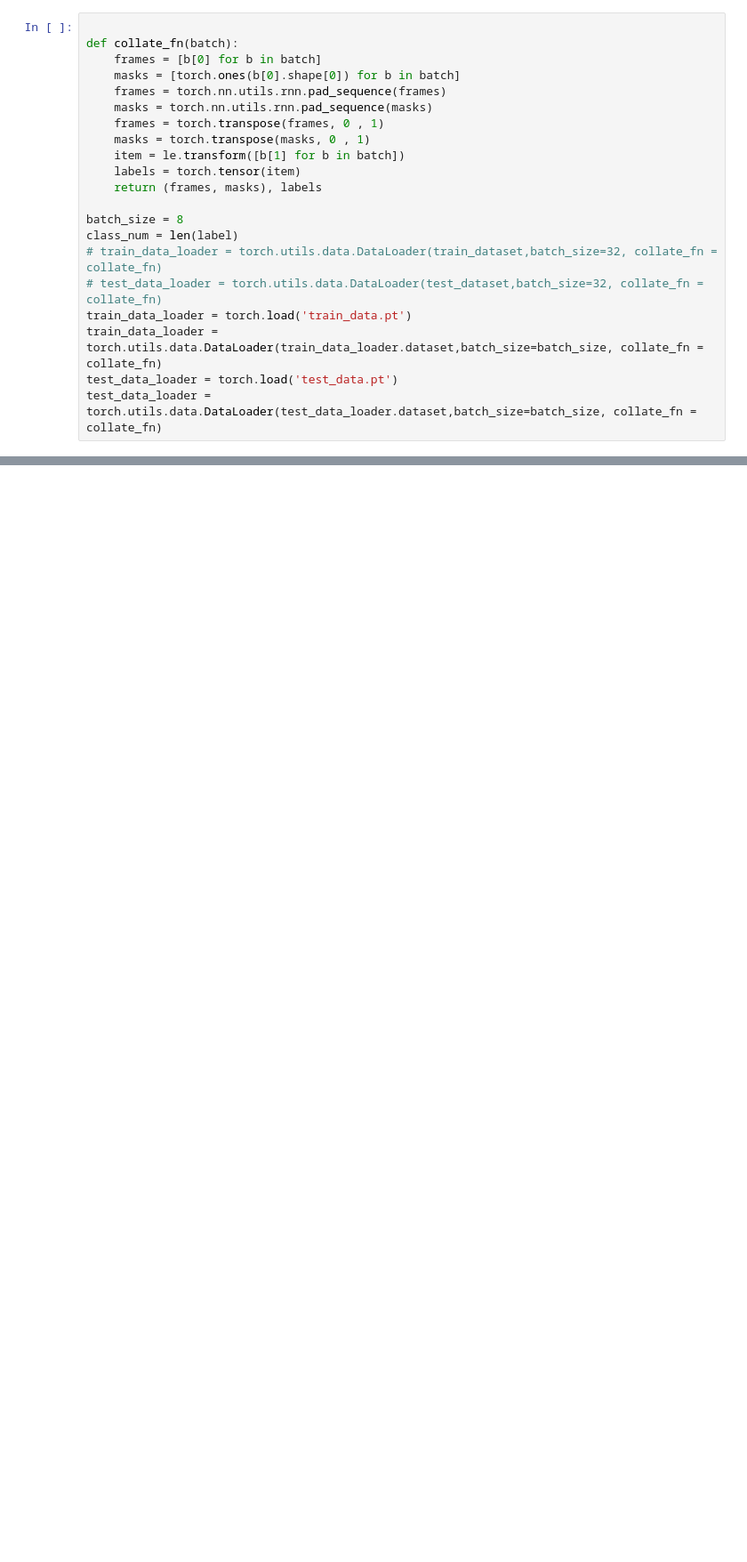
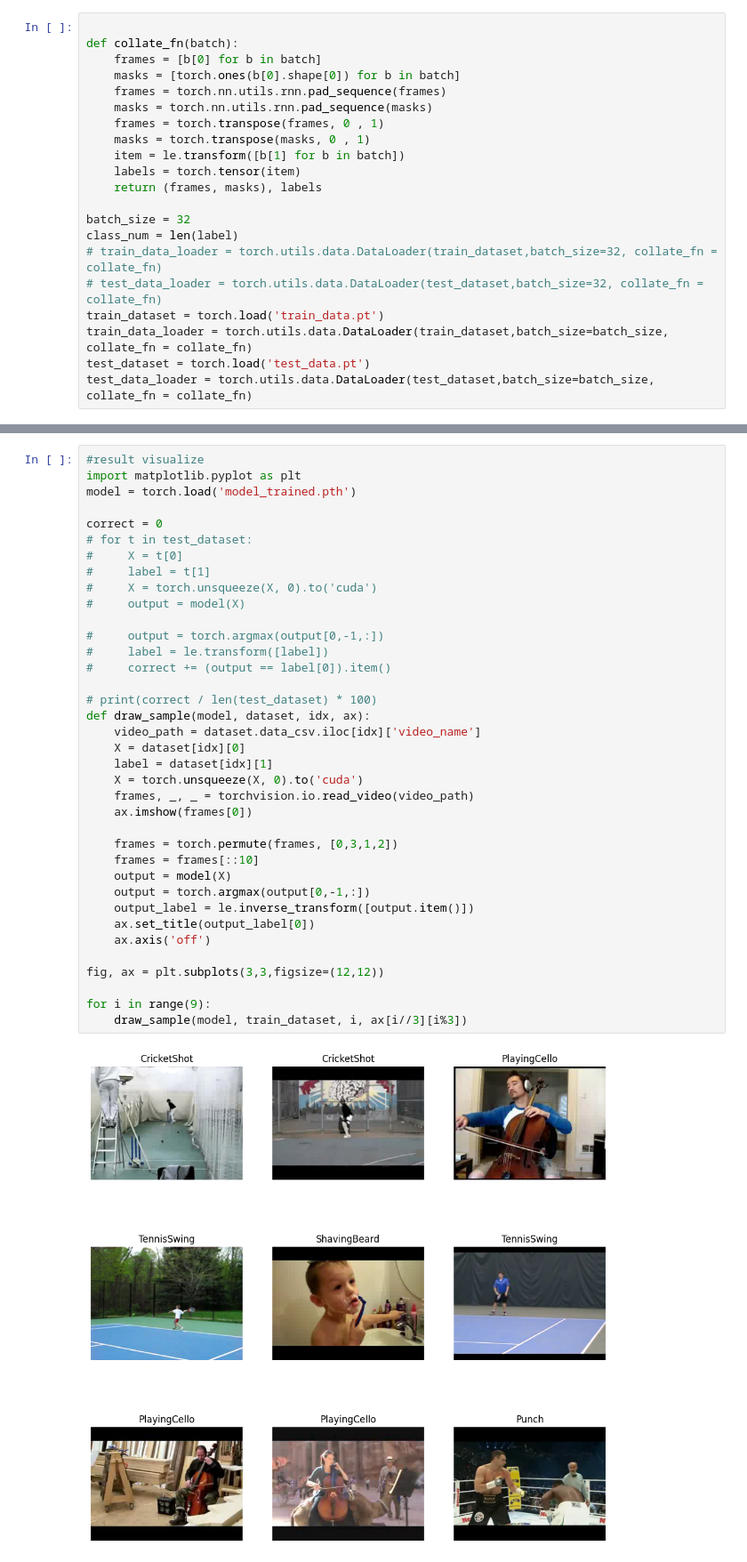
Before and after one commit to evilrace/VideoClassification, a Jupyter notebook: cnn_rnn.ipynb, the cells around one changed output, grey strips where cells are left out. Shown: that part at 89% size. Cells and saved outputs as stored; diff of their text form; blank space fills up the shorter version.

Commit message:
add result visualization

```diff
--- a/cnn_rnn.ipynb
+++ b/cnn_rnn.ipynb
@@ -28,14 +31,14 @@ def collate_fn(batch):
     labels = torch.tensor(item)
     return (frames, masks), labels
 
-batch_size = 8
+batch_size = 32
 class_num = len(label)
 # train_data_loader = torch.utils.data.DataLoader(train_dataset,batch_size=32, collate_fn = collate_fn)
 # test_data_loader = torch.utils.data.DataLoader(test_dataset,batch_size=32, collate_fn = collate_fn)
-train_data_loader = torch.load('train_data.pt')
-train_data_loader = torch.utils.data.DataLoader(train_data_loader.dataset,batch_size=batch_size, collate_fn = collate_fn)
-test_data_loader = torch.load('test_data.pt')
-test_data_loader = torch.utils.data.DataLoader(test_data_loader.dataset,batch_size=batch_size, collate_fn = collate_fn)
+train_dataset = torch.load('train_data.pt')
+train_data_loader = torch.utils.data.DataLoader(train_dataset,batch_size=batch_size, collate_fn = collate_fn)
+test_dataset = torch.load('test_data.pt')
+test_data_loader = torch.utils.data.DataLoader(test_dataset,batch_size=batch_size, collate_fn = collate_fn)
 # %%
 from tqdm import tqdm
 def train(data_loader, model, loss_fn, optimizer, masking):
@@ -139,0 +126,39 @@ KeyboardInterrupt:
+# %%
+#result visualize
+import matplotlib.pyplot as plt
+model = torch.load('model_trained.pth')
+
+correct = 0
+# for t in test_dataset:
+#     X = t[0]
+#     label = t[1]
+#     X = torch.unsqueeze(X, 0).to('cuda')
+#     output = model(X)
+
+#     output = torch.argmax(output[0,-1,:])
+#     label = le.transform([label])
+#     correct += (output == label[0]).item()
+
+# print(correct / len(test_dataset) * 100)
+def draw_sample(model, dataset, idx, ax):
+    video_path = dataset.data_csv.iloc[idx]['video_name']
+    X = dataset[idx][0]
+    label = dataset[idx][1]
+    X = torch.unsqueeze(X, 0).to('cuda')
+    frames, _, _ = torchvision.io.read_video(video_path)
+    ax.imshow(frames[0])
+
+    frames = torch.permute(frames, [0,3,1,2])
+    frames = frames[::10]
+    output = model(X)
+    output = torch.argmax(output[0,-1,:])
+    output_label = le.inverse_transform([output.item()])
+    ax.set_title(output_label[0])
+    ax.axis('off')
+
+fig, ax = plt.subplots(3,3,figsize=(12,12))
+
+for i in range(9):
+    draw_sample(model, train_dataset, i, ax[i//3][i%3])
+# %% [output]
+[figure, added]
```
Also changed, not shown: parts of 4 cells of this notebook.
